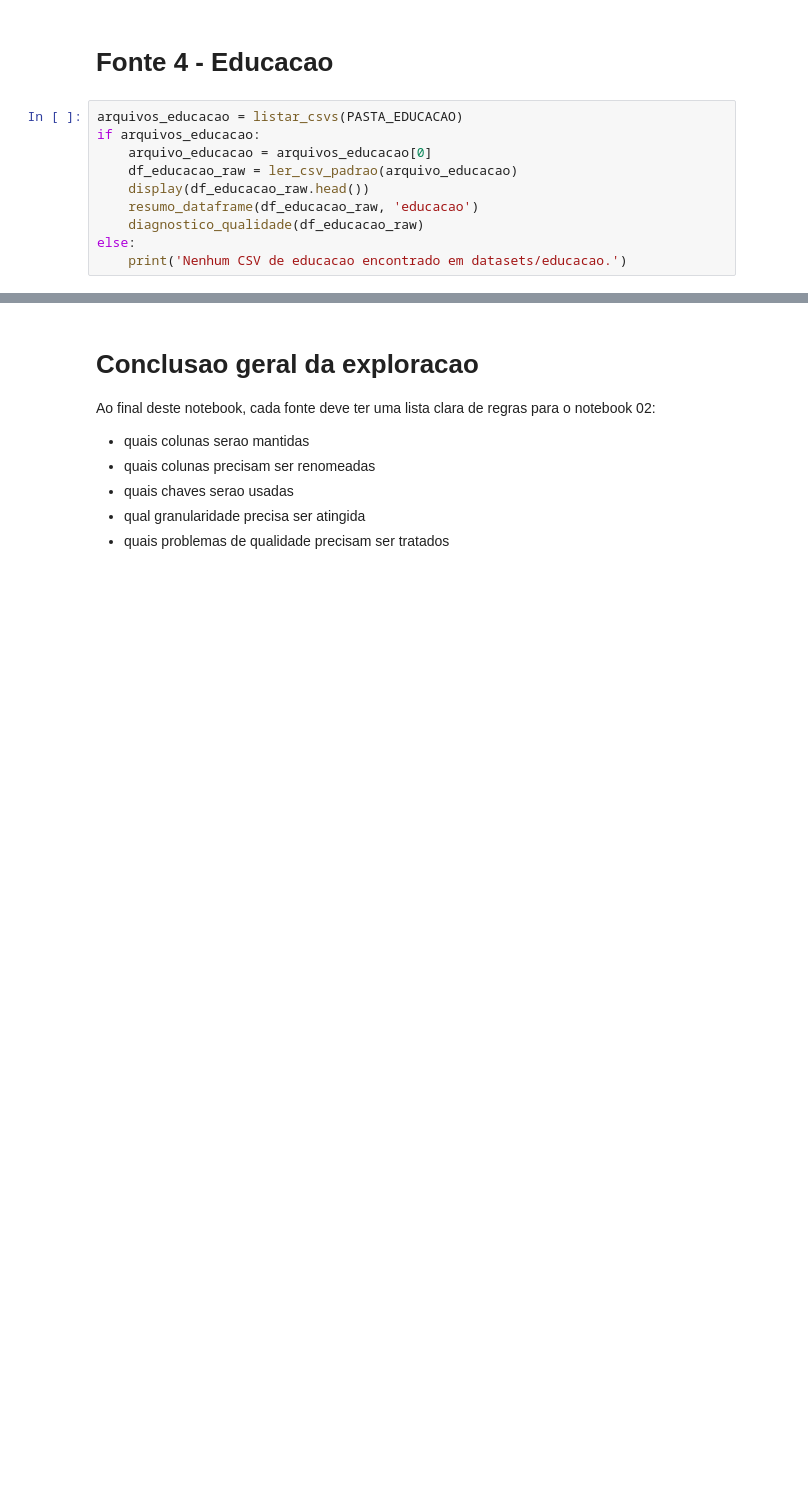
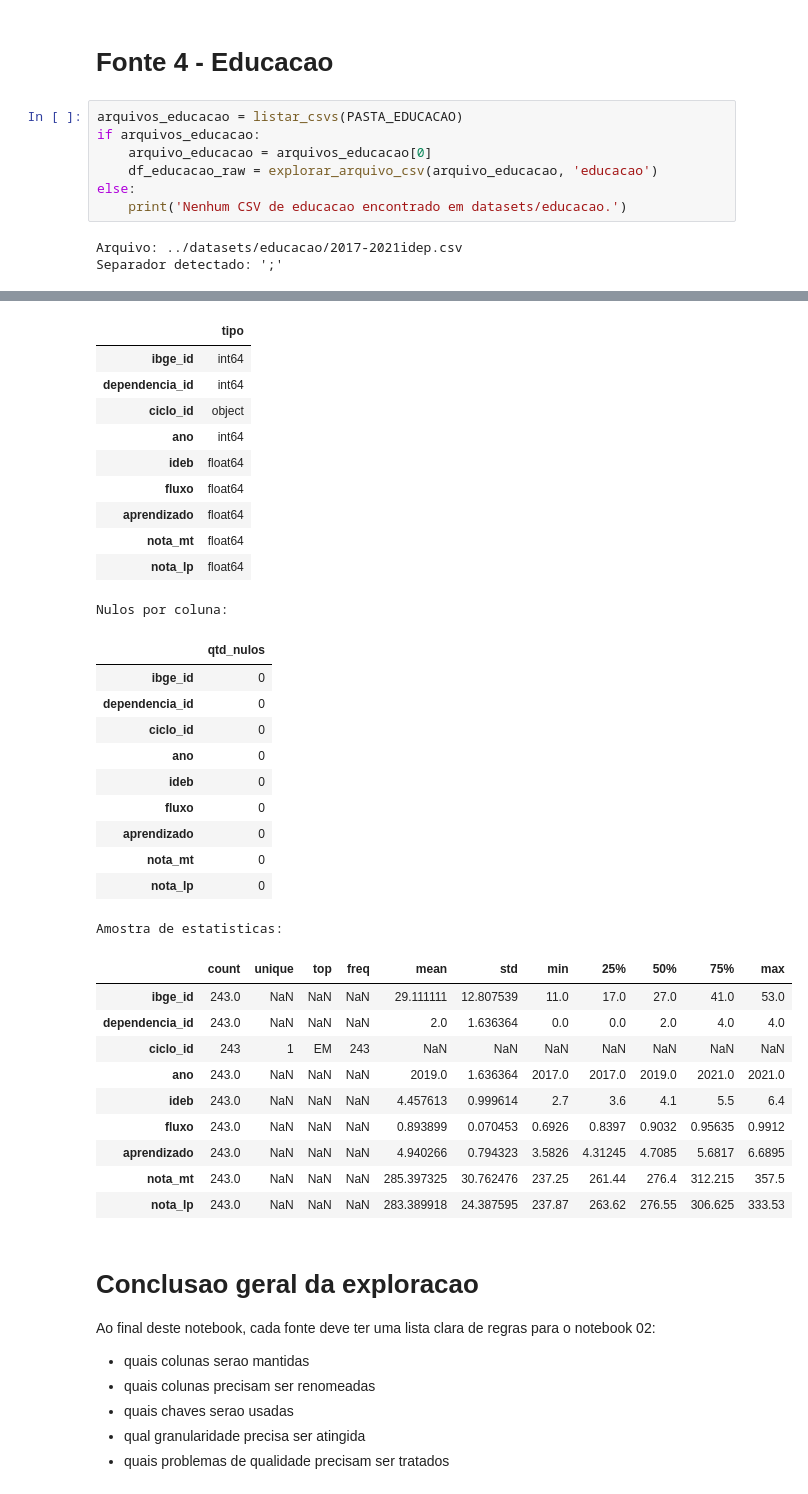
Before and after one commit to Paulohspaniago/analise-socioeconomica-crime-brasil, a Jupyter notebook: notebooks/01_exploracao_dados.ipynb, the cells around one changed output, grey strips where cells are left out. Drawn from its saved outputs; the diff is of its cells as text; blank space fills up the shorter version.

```diff
--- a/notebooks/01_exploracao_dados.ipynb
+++ b/notebooks/01_exploracao_dados.ipynb
@@ -179,9 +383,9 @@ else:
 arquivos_educacao = listar_csvs(PASTA_EDUCACAO)
 if arquivos_educacao:
     arquivo_educacao = arquivos_educacao[0]
-    df_educacao_raw = ler_csv_padrao(arquivo_educacao)
-    display(df_educacao_raw.head())
-    resumo_dataframe(df_educacao_raw, 'educacao')
-    diagnostico_qualidade(df_educacao_raw)
+    df_educacao_raw = explorar_arquivo_csv(arquivo_educacao, 'educacao')
 else:
     print('Nenhum CSV de educacao encontrado em datasets/educacao.')
+# %% [output]
+Arquivo: ../datasets/educacao/2017-2021idep.csv
+Separador detectado: ';'
@@ -188,3 +414,35 @@ else:
+|  | tipo |
+| ibge_id | int64 |
+| dependencia_id | int64 |
+| ciclo_id | object |
+| ano | int64 |
+| ideb | float64 |
+| fluxo | float64 |
+| aprendizado | float64 |
+| nota_mt | float64 |
+| nota_lp | float64 |
+Nulos por coluna:
+|  | qtd_nulos |
+| ibge_id | 0 |
+| dependencia_id | 0 |
+| ciclo_id | 0 |
+| ano | 0 |
+| ideb | 0 |
+| fluxo | 0 |
+| aprendizado | 0 |
+| nota_mt | 0 |
+| nota_lp | 0 |
+Amostra de estatisticas:
+|  | count | unique | top | freq | mean | std | min | 25% | 50% | 75% | max |
+| ibge_id | 243.0 | NaN | NaN | NaN | 29.111111 | 12.807539 | 11.0 | 17.0 | 27.0 | 41.0 | 53.0 |
+| dependencia_id | 243.0 | NaN | NaN | NaN | 2.0 | 1.636364 | 0.0 | 0.0 | 2.0 | 4.0 | 4.0 |
+| ciclo_id | 243 | 1 | EM | 243 | NaN | NaN | NaN | NaN | NaN | NaN | NaN |
+| ano | 243.0 | NaN | NaN | NaN | 2019.0 | 1.636364 | 2017.0 | 2017.0 | 2019.0 | 2021.0 | 2021.0 |
+| ideb | 243.0 | NaN | NaN | NaN | 4.457613 | 0.999614 | 2.7 | 3.6 | 4.1 | 5.5 | 6.4 |
+| fluxo | 243.0 | NaN | NaN | NaN | 0.893899 | 0.070453 | 0.6926 | 0.8397 | 0.9032 | 0.95635 | 0.9912 |
+| aprendizado | 243.0 | NaN | NaN | NaN | 4.940266 | 0.794323 | 3.5826 | 4.31245 | 4.7085 | 5.6817 | 6.6895 |
+| nota_mt | 243.0 | NaN | NaN | NaN | 285.397325 | 30.762476 | 237.25 | 261.44 | 276.4 | 312.215 | 357.5 |
+| nota_lp | 243.0 | NaN | NaN | NaN | 283.389918 | 24.387595 | 237.87 | 263.62 | 276.55 | 306.625 | 333.53 |
 # %% [markdown]
 # Conclusao geral da exploracao
 
```
Also changed, not shown: parts of 19 cells of this notebook, 16 other files.
